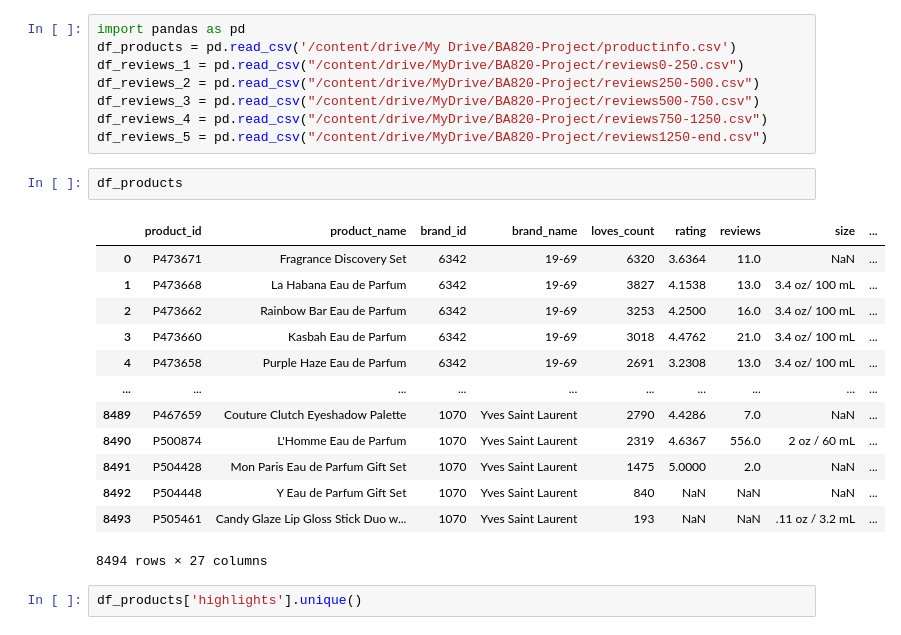
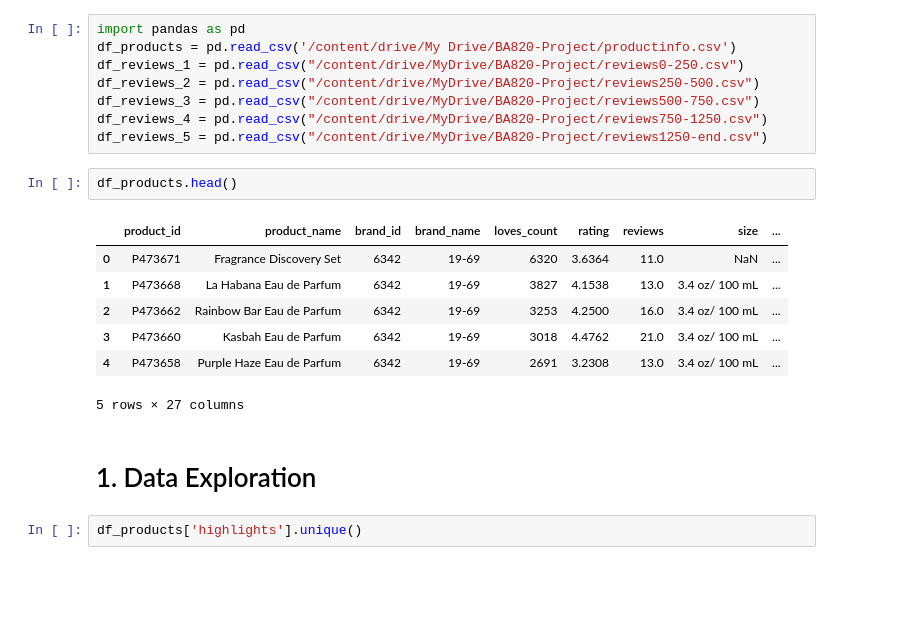
Before and after one commit to eshentong/BA820-team, a Jupyter notebook: BA820.ipynb, the cells around one changed output. Cells and saved outputs as stored; diff of their text form; blank space fills up the shorter version.

```diff
--- a/BA820.ipynb
+++ b/BA820.ipynb
@@ -33,21 +14,17 @@ df_reviews_3 = pd.read_csv("/content/drive/MyDrive/BA820-Project/reviews500-750.
 df_reviews_4 = pd.read_csv("/content/drive/MyDrive/BA820-Project/reviews750-1250.csv")
 df_reviews_5 = pd.read_csv("/content/drive/MyDrive/BA820-Project/reviews1250-end.csv")
 # %%
-df_products
+df_products.head()
 # %% [output]
 |  | product_id | product_name | brand_id | brand_name | loves_count | rating | reviews | size | ... |
 | 0 | P473671 | Fragrance Discovery Set | 6342 | 19-69 | 6320 | 3.6364 | 11.0 | NaN | ... |
 | 1 | P473668 | La Habana Eau de Parfum | 6342 | 19-69 | 3827 | 4.1538 | 13.0 | 3.4 oz/ 100 mL | ... |
 | 2 | P473662 | Rainbow Bar Eau de Parfum | 6342 | 19-69 | 3253 | 4.2500 | 16.0 | 3.4 oz/ 100 mL | ... |
 | 3 | P473660 | Kasbah Eau de Parfum | 6342 | 19-69 | 3018 | 4.4762 | 21.0 | 3.4 oz/ 100 mL | ... |
 | 4 | P473658 | Purple Haze Eau de Parfum | 6342 | 19-69 | 2691 | 3.2308 | 13.0 | 3.4 oz/ 100 mL | ... |
-| ... | ... | ... | ... | ... | ... | ... | ... | ... | ... |
-| 8489 | P467659 | Couture Clutch Eyeshadow Palette | 1070 | Yves Saint Laurent | 2790 | 4.4286 | 7.0 | NaN | ... |
-| 8490 | P500874 | L'Homme Eau de Parfum | 1070 | Yves Saint Laurent | 2319 | 4.6367 | 556.0 | 2 oz / 60 mL | ... |
-| 8491 | P504428 | Mon Paris Eau de Parfum Gift Set | 1070 | Yves Saint Laurent | 1475 | 5.0000 | 2.0 | NaN | ... |
-| 8492 | P504448 | Y Eau de Parfum Gift Set | 1070 | Yves Saint Laurent | 840 | NaN | NaN | NaN | ... |
-| 8493 | P505461 | Candy Glaze Lip Gloss Stick Duo w... | 1070 | Yves Saint Laurent | 193 | NaN | NaN | .11 oz / 3.2 mL | ... |
-8494 rows × 27 columns
+5 rows × 27 columns
+# %% [markdown]
+# 1. Data Exploration
 # %%
 df_products['highlights'].unique()
 # %% [output]
```
Also changed, not shown: parts of 36 cells of this notebook.
